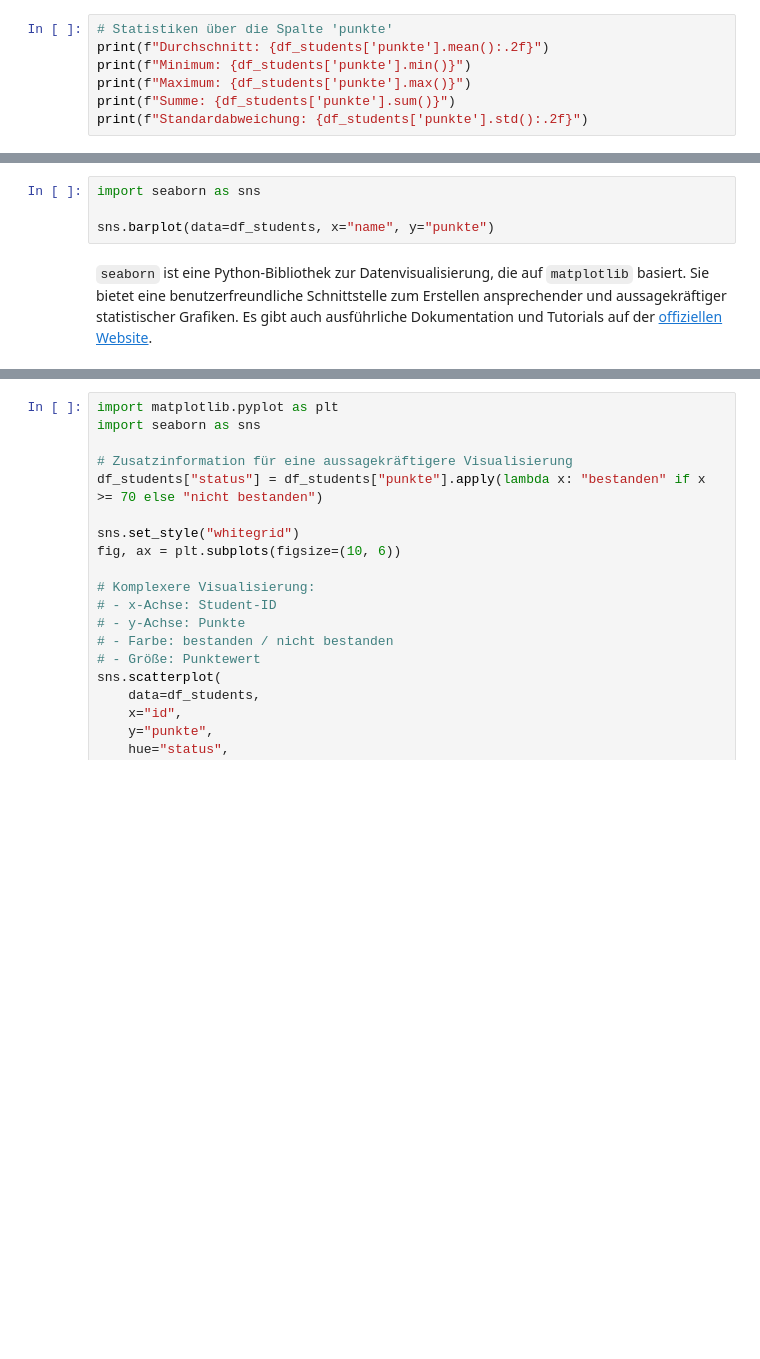
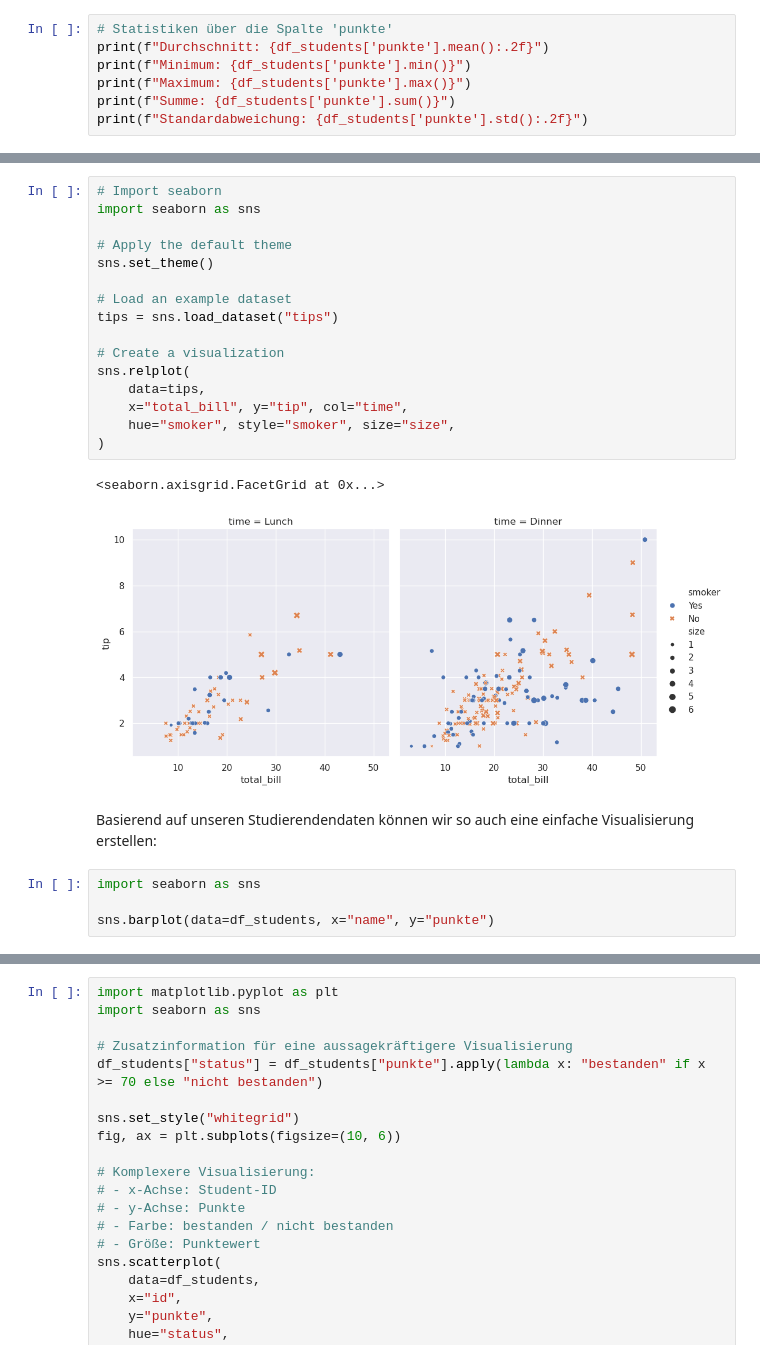
Before and after one commit to digital-sustainability/module-wsen, a Jupyter notebook: notebooks/Unterricht/Woche_5/07_Pandas.ipynb, the cells around one changed output, grey strips where cells are left out. Cells and saved outputs as stored; diff of their text form; blank space fills up the shorter version.

```diff
--- a/notebooks/Unterricht/Woche_5/07_Pandas.ipynb
+++ b/notebooks/Unterricht/Woche_5/07_Pandas.ipynb
@@ -160,6 +178,25 @@ Mithilfe von Pandas können wir auch einfache Visualisierungen erstellen:
+# %%
+# Import seaborn
+import seaborn as sns
+
+# Apply the default theme
+sns.set_theme()
+
+# Load an example dataset
+tips = sns.load_dataset("tips")
+
+# Create a visualization
+sns.relplot(
+    data=tips,
+    x="total_bill", y="tip", col="time",
+    hue="smoker", style="smoker", size="size",
+)
+# %% [output]
+<seaborn.axisgrid.FacetGrid at 0x...>
+[figure, added]
+# %% [markdown]
+Basierend auf unseren Studierendendaten können wir so auch eine einfache Visualisierung erstellen:
 # %%
 import seaborn as sns
 
 sns.barplot(data=df_students, x="name", y="punkte")
-# %% [markdown]
-`seaborn` ist eine Python-Bibliothek zur Datenvisualisierung, die auf `matplotlib` basiert. Sie bietet eine benutzerfreundliche Schnittstelle zum Erstellen ansprechender und aussagekräftiger statistischer Grafiken. Es gibt auch ausführliche Dokumentation und Tutorials auf der [offiziellen Website](https://seaborn.pydata.org).
```
Also changed, not shown: parts of 3 cells of this notebook.
